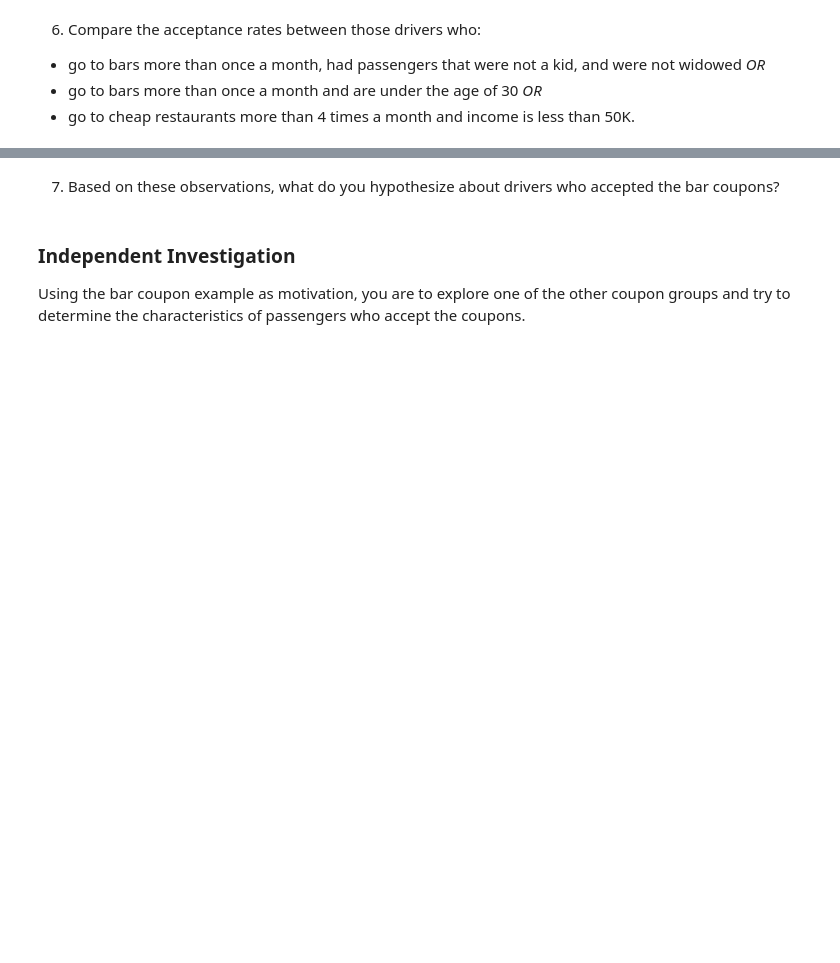
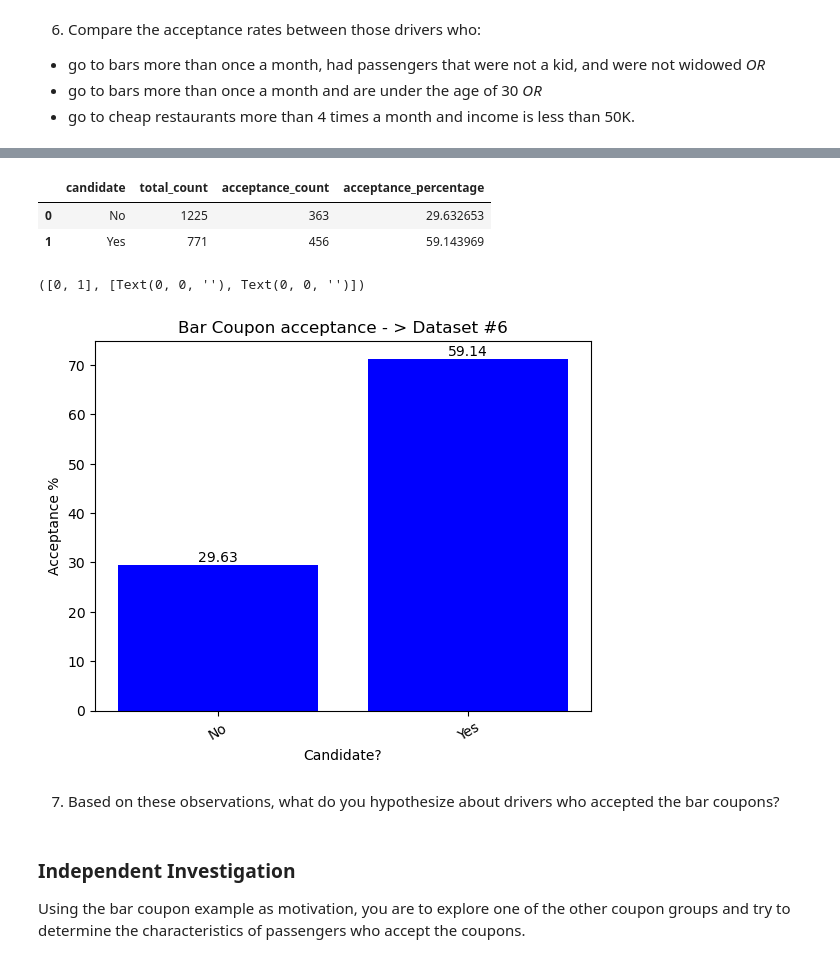
Before and after one commit to ashwinkambli/coupon_acceptance, a Jupyter notebook: Will a Customer Accept the Coupon.ipynb, the cells around one changed output, grey strips where cells are left out. Cells and saved outputs as stored; diff of their text form; code cells hidden in the pictures; blank space fills up the shorter version.

```diff
--- a/Will a Customer Accept the Coupon.ipynb
+++ b/Will a Customer Accept the Coupon.ipynb
@@ -251,3 +312,41 @@ plt.xticks(rotation=30)
+# %%
+# Now, let us filter the interested candidates
+bar_df_06['candidate'] = np.where(
+    (
+        ((bar_df_06['Bar'] == '1~3') | (bar_df_06['Bar'] == '4~8') | (bar_df_06['Bar'] == 'gt8')) & # Go to bar > once a month
+        (
+            ((bar_df_06['passanger'] != 'Kid(s)') & # drivers with no kid passengers
+             (bar_df_06['maritalStatus'] != 'Widowed')) | # Were not Widowed
+            (bar_df_06['age'] < 30) # Less than 30 years of age
+        )
+    ) |
+    (
+        (bar_df_06["upper_income"] < 50_000) & #income is less than 50K
+        ((bar_df_06['RestaurantLessThan20'] == '4~8') | (bar_df_06['RestaurantLessThan20'] == 'gt8')) # Went to cheap restaurants more than 4 times
+    )
+    , "Yes", "No")
+
+bar_df_06.sample(5)
+bar_df_06 = bar_df_06.groupby("candidate").agg({"candidate": 'size', 'Y':'sum'})
+bar_df_06.rename(columns={"candidate":"total_count","Y":"acceptance_count"},inplace=True)
+bar_df_06 = bar_df_06.reset_index()
+bar_df_06["acceptance_percentage"] = bar_df_06["acceptance_count"]/bar_df_06["total_count"]*100
+bar_df_06
+# %% [output]
+|  | candidate | total_count | acceptance_count | acceptance_percentage |
+| 0 | No | 1225 | 363 | 29.632653 |
+| 1 | Yes | 771 | 456 | 59.143969 |
+# %%
+#Plot a graph to represent the acceptance
+bars = plt.bar(bar_df_06["candidate"],bar_df_05["acceptance_percentage"], color = 'blue')
+plt.bar_label(bars,np.round(bar_df_06["acceptance_percentage"],decimals=2))
+plt.xlabel("Candidate?")
+plt.ylabel("Acceptance %")
+plt.title("Bar Coupon acceptance - > Dataset #6")
+plt.xticks(rotation=30)
+# %% [output]
+([0, 1], [Text(0, 0, ''), Text(0, 0, '')])
+[figure, added]
 # %% [markdown]
 7.  Based on these observations, what do you hypothesize about drivers who accepted the bar coupons?
 # %% [markdown]
```
Also changed, not shown: parts of 15 cells of this notebook.
